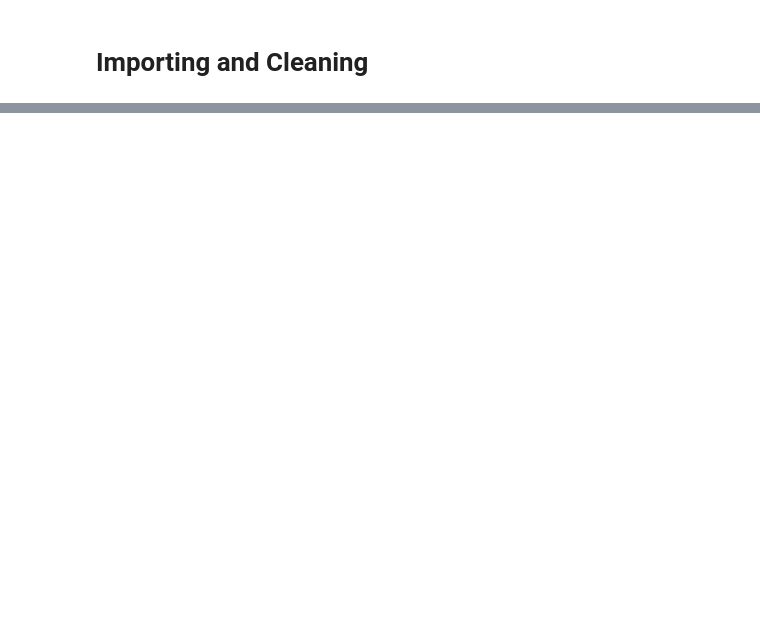
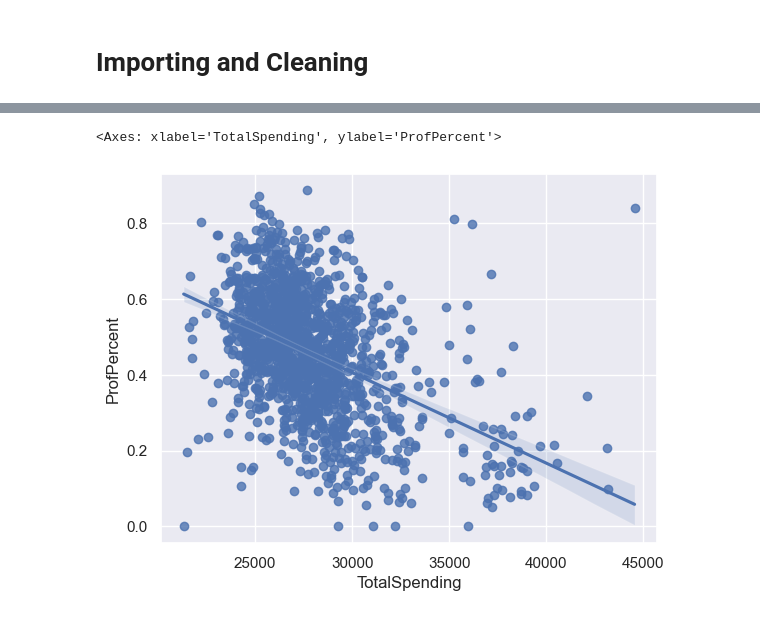
Before and after one commit to n-smalley/i515-IRTI, a Jupyter notebook: workingfile.ipynb, the cells around one changed output, grey strips where cells are left out. Cells and saved outputs as stored; diff of their text form; code cells hidden in the pictures; blank space fills up the shorter version.

```diff
--- a/workingfile.ipynb
+++ b/workingfile.ipynb
@@ -120,0 +135,9 @@ school
+# %%
+# replace *** with NaN
+sliced = school.loc[:,'BelowProf':'ProfPercent']
+
+for col in sliced:
+    school[col] = pd.to_numeric(sliced.loc[:,col],errors='coerce')
+# %%
+#recalc prof percent
+school['ProfPercent'] = school['TotalProf']/school['TotalTested']
@@ -120,0 +147,5 @@ school
+# %%
+# merge data
+merged = pd.merge(school,essa,on='School ID',validate='m:1')
+merged.drop(['School vs. Corp Percent Change','School vs.State Percent Change'], inplace=True, axis=1)
+merged
@@ -120,0 +166,5 @@ school
+# %%
+# create money totals
+merged['TotalSpending'] = merged.iloc[:,18:26].sum(axis=1)
+merged['TotalFunding'] = merged.iloc[:,26:27].sum(axis=1)
+merged
@@ -120,0 +185,8 @@ school
+# %%
+# plots
+data_plot = merged.loc[merged['Grade'] == 'total']
+data_plot = data_plot.loc[data_plot['TotalSpending']>15000]
+sns.regplot(x='TotalSpending',y='ProfPercent',data=data_plot)
+# %% [output]
+<Axes: xlabel='TotalSpending', ylabel='ProfPercent'>
+[figure, added]
```
Also changed, not shown: parts of 11 cells of this notebook, 2 other files.
